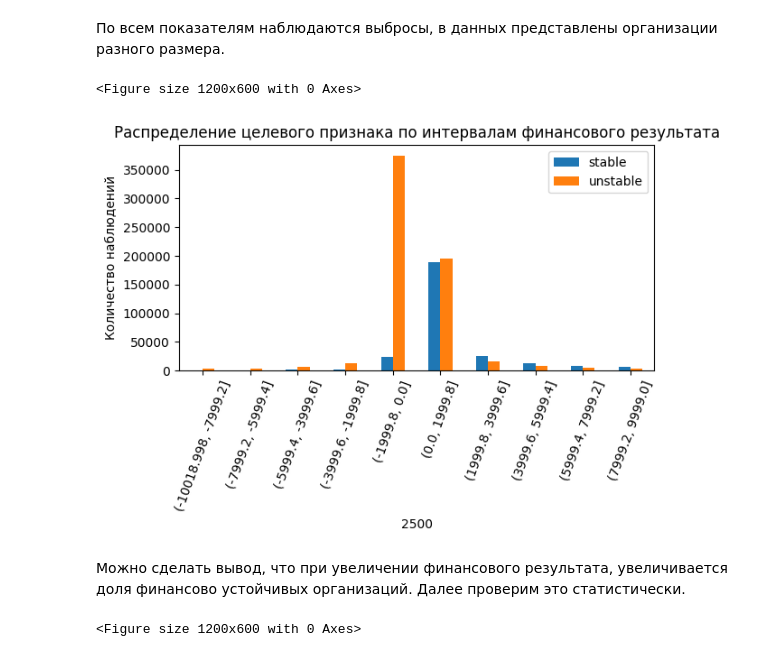
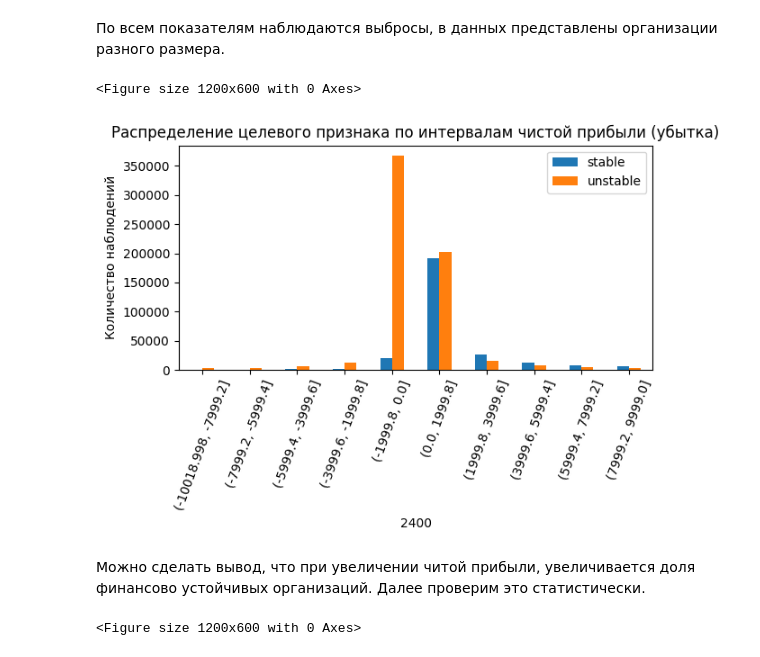
Before and after one commit to AnnaMatochkina/final-certification, a Jupyter notebook: итоговая_аттестация_файл_2.ipynb, the cells around one changed output. Drawn from its saved outputs; the diff is of its cells as text; code cells hidden in the pictures.

```diff
--- a/итоговая_аттестация_файл_2.ipynb
+++ b/итоговая_аттестация_файл_2.ipynb
@@ -155,23 +155,23 @@ plt.show()
 # %% [markdown]
 По всем показателям наблюдаются выбросы, в данных представлены организации разного размера.
 # %%
-# Группировка данных по финансовому результату от - 10 млн. руб. до 10 млн. руб.
-binned = pd.cut(df['2500'][(df['2500'] < 10000) & (df['2500'] > -10000)], bins=10)
+# Группировка данных по чистой прибыли от - 10 млн. руб. до 10 млн. руб.
+binned = pd.cut(df['2400'][(df['2400'] < 10000) & (df['2400'] > -10000)], bins=10)
 grouped = df.groupby([binned, 'financial_stability'], observed=True).size().unstack()
 
 plt.figure(figsize=(12, 6))
 grouped.plot(kind='bar')
-plt.title('Распределение целевого признака по интервалам финансового результата')
+plt.title('Распределение целевого признака по интервалам чистой прибыли (убытка)')
 plt.ylabel('Количество наблюдений')
 plt.legend()
 plt.xticks(rotation=70)
 plt.tight_layout()
 plt.show()
 # %% [output]
 <Figure size 1200x600 with 0 Axes>
-[figure, old version]
+[figure, new version]
 # %% [markdown]
-Можно сделать вывод, что при увеличении финансового результата, увеличивается доля финансово устойчивых организаций. Далее проверим это статистически.
+Можно сделать вывод, что при увеличении читой прибыли, увеличивается доля финансово устойчивых организаций. Далее проверим это статистически.
 # %%
 # Определение кода субъекта РФ по первым двум цифрам ИНН
 df['code_subject'] = df['ID'].astype(str).str[:2].astype(int)
```
Also changed, not shown: parts of 24 cells of this notebook.
